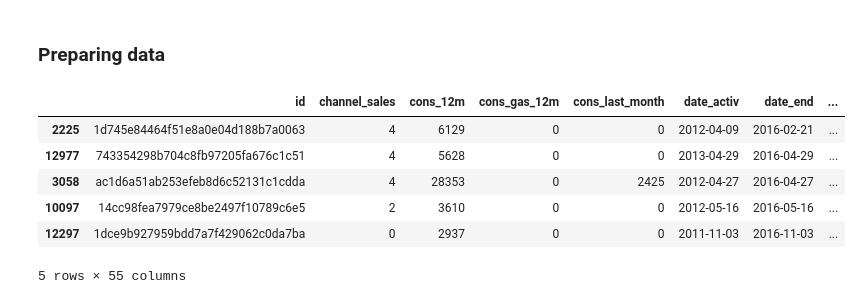
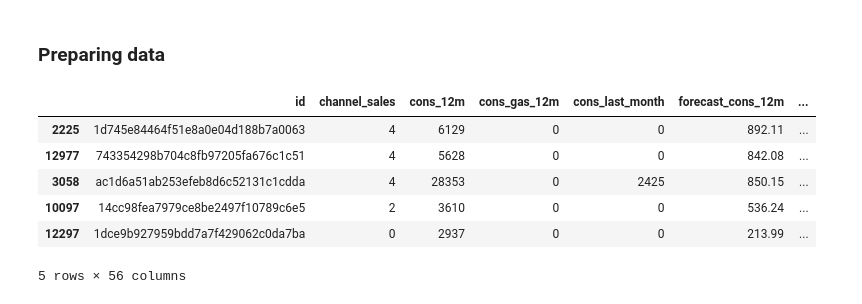
Before and after one commit to Ahmed-G-ElTaher/Churn-Model-Data-Science-Analytics-Virtual-Intern-at-BCG, a Jupyter notebook: Task_3/Churn Model.ipynb, the cells around one changed output. Cells and saved outputs as stored; diff of their text form; code cells hidden in the pictures.

```diff
--- a/Task_3/Churn Model.ipynb
+++ b/Task_3/Churn Model.ipynb
@@ -170,17 +171,35 @@ le = preprocessing.LabelEncoder()
 data['channel_sales'] = le.fit_transform(data['channel_sales'])
 data['has_gas'] = le.fit_transform(data['has_gas'])
 data['origin_up'] = le.fit_transform(data['origin_up'])
+# %%
+data['join_days'] = data['date_end']  - data['date_activ']
+data['join_days'] = data['join_days'].astype(str).str.split(pat=' ').str[0].astype(int)
+
+data['diff_modfi_act_days'] = data['date_modif_prod']  - data['date_activ']
+data['diff_modfi_act_days'] = data['diff_modfi_act_days'].astype(str).str.split(pat=' ').str[0].astype(int)
+
+data['diff_renw_act_days'] = data['date_renewal']  - data['date_activ']
+data['diff_renw_act_days'] = data['diff_renw_act_days'].astype(str).str.split(pat=' ').str[0].astype(int)
+
+data['diff_end_renw_year'] = data['date_end']  - data['date_renewal']
+data['diff_end_renw_year'] = data['diff_end_renw_year'].astype(str).str.split(pat=' ').str[0].astype(int) / 365
+
+data['diff_end_modif_days'] = data['date_end']  - data['date_modif_prod']
+data['diff_end_modif_days'] = data['diff_end_modif_days'].astype(str).str.split(pat=' ').str[0].astype(int)
 # %%
-train , test = train_test_split(data.drop(columns=['']) ,random_state=104, test_size=0.2, shuffle=True)
+from sklearn.model_selection import train_test_split
+
+train , test = train_test_split(data.drop(columns=['date_end','date_activ','date_modif_prod','date_renewal'])
+                                 ,random_state=104, test_size=0.2, shuffle=True)
 train.head()
 # %% [output]
-|  | id | channel_sales | cons_12m | cons_gas_12m | cons_last_month | date_activ | date_end | ... |
-| 2225 | 1d745e84464f51e8a0e04d188b7a0063 | 4 | 6129 | 0 | 0 | 2012-04-09 | 2016-02-21 | ... |
-| 12977 | 743354298b704c8fb97205fa676c1c51 | 4 | 5628 | 0 | 0 | 2013-04-29 | 2016-04-29 | ... |
-| 3058 | ac1d6a51ab253efeb8d6c52131c1cdda | 4 | 28353 | 0 | 2425 | 2012-04-27 | 2016-04-27 | ... |
-| 10097 | 14cc98fea7979ce8be2497f10789c6e5 | 2 | 3610 | 0 | 0 | 2012-05-16 | 2016-05-16 | ... |
-| 12297 | 1dce9b927959bdd7a7f429062c0da7ba | 0 | 2937 | 0 | 0 | 2011-11-03 | 2016-11-03 | ... |
+|  | id | channel_sales | cons_12m | cons_gas_12m | cons_last_month | forecast_cons_12m | ... |
+| 2225 | 1d745e84464f51e8a0e04d188b7a0063 | 4 | 6129 | 0 | 0 | 892.11 | ... |
+| 12977 | 743354298b704c8fb97205fa676c1c51 | 4 | 5628 | 0 | 0 | 842.08 | ... |
+| 3058 | ac1d6a51ab253efeb8d6c52131c1cdda | 4 | 28353 | 0 | 2425 | 850.15 | ... |
+| 10097 | 14cc98fea7979ce8be2497f10789c6e5 | 2 | 3610 | 0 | 0 | 536.24 | ... |
+| 12297 | 1dce9b927959bdd7a7f429062c0da7ba | 0 | 2937 | 0 | 0 | 213.99 | ... |
-5 rows × 55 columns
+5 rows × 56 columns
 # %%
 x = train.drop(columns=['id','churn'])
 y = train.churn
```
Also changed, not shown: parts of 7 cells of this notebook.
